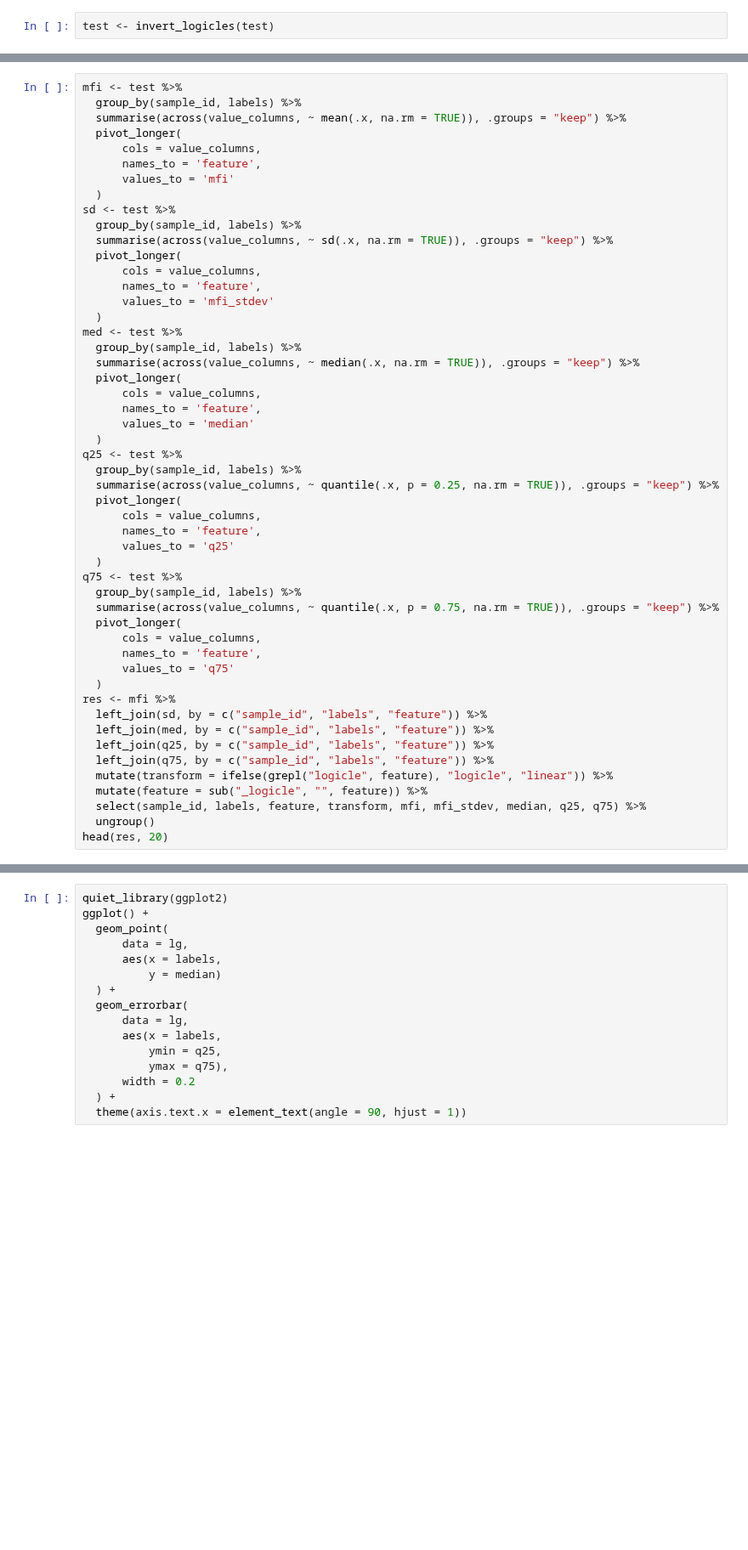
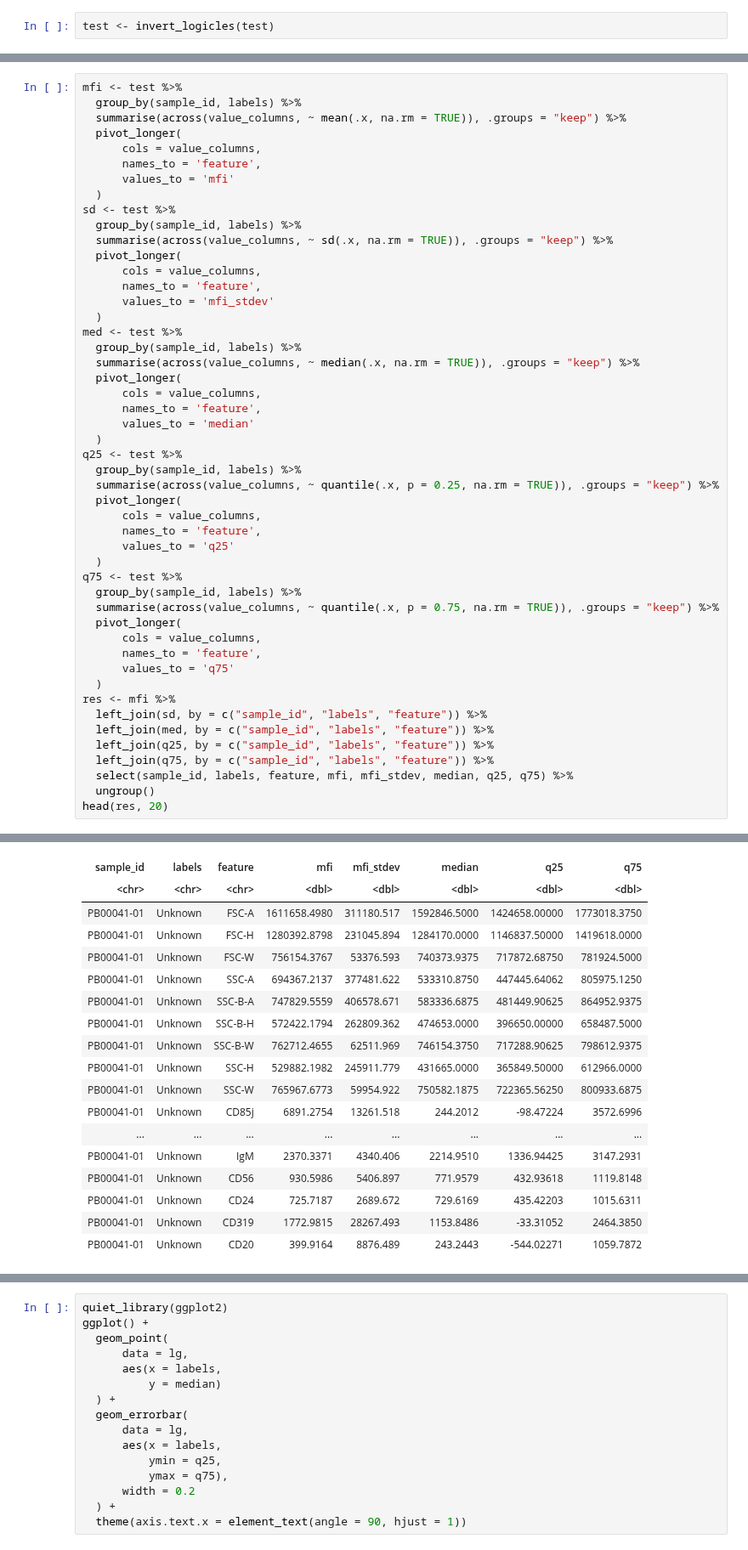
Before and after one commit to aifimmunology/aifi-healthy-pbmc-reference, a Jupyter notebook: 11-Flow_cytometry/02-R_retrieve_flow_labeled_events.ipynb, the cells around one changed output, grey strips where cells are left out. Shown at 85% size. Drawn from its saved outputs; the diff is of its cells as text; blank space fills up the shorter version.

```diff
--- a/11-Flow_cytometry/02-R_retrieve_flow_labeled_events.ipynb
+++ b/11-Flow_cytometry/02-R_retrieve_flow_labeled_events.ipynb
@@ -310,9 +351,7 @@ res <- mfi %>%
   left_join(med, by = c("sample_id", "labels", "feature")) %>%
   left_join(q25, by = c("sample_id", "labels", "feature")) %>%
   left_join(q75, by = c("sample_id", "labels", "feature")) %>%
-  mutate(transform = ifelse(grepl("logicle", feature), "logicle", "linear")) %>%
-  mutate(feature = sub("_logicle", "", feature)) %>%
-  select(sample_id, labels, feature, transform, mfi, mfi_stdev, median, q25, q75) %>%
+  select(sample_id, labels, feature, mfi, mfi_stdev, median, q25, q75) %>%
   ungroup()
 head(res, 20)
 # %% [output]
@@ -323,2 +372,20 @@ Caused by error in `across()`:
+| sample_id | labels | feature | mfi | mfi_stdev | median | q25 | q75 |
+| <chr> | <chr> | <chr> | <dbl> | <dbl> | <dbl> | <dbl> | <dbl> |
+| PB00041-01 | Unknown | FSC-A | 1611658.4980 | 311180.517 | 1592846.5000 | 1424658.00000 | 1773018.3750 |
+| PB00041-01 | Unknown | FSC-H | 1280392.8798 | 231045.894 | 1284170.0000 | 1146837.50000 | 1419618.0000 |
+| PB00041-01 | Unknown | FSC-W | 756154.3767 | 53376.593 | 740373.9375 | 717872.68750 | 781924.5000 |
+| PB00041-01 | Unknown | SSC-A | 694367.2137 | 377481.622 | 533310.8750 | 447445.64062 | 805975.1250 |
+| PB00041-01 | Unknown | SSC-B-A | 747829.5559 | 406578.671 | 583336.6875 | 481449.90625 | 864952.9375 |
+| PB00041-01 | Unknown | SSC-B-H | 572422.1794 | 262809.362 | 474653.0000 | 396650.00000 | 658487.5000 |
+| PB00041-01 | Unknown | SSC-B-W | 762712.4655 | 62511.969 | 746154.3750 | 717288.90625 | 798612.9375 |
+| PB00041-01 | Unknown | SSC-H | 529882.1982 | 245911.779 | 431665.0000 | 365849.50000 | 612966.0000 |
+| PB00041-01 | Unknown | SSC-W | 765967.6773 | 59954.922 | 750582.1875 | 722365.56250 | 800933.6875 |
+| PB00041-01 | Unknown | CD85j | 6891.2754 | 13261.518 | 244.2012 | -98.47224 | 3572.6996 |
+| ... | ... | ... | ... | ... | ... | ... | ... |
+| PB00041-01 | Unknown | IgM | 2370.3371 | 4340.406 | 2214.9510 | 1336.94425 | 3147.2931 |
+| PB00041-01 | Unknown | CD56 | 930.5986 | 5406.897 | 771.9579 | 432.93618 | 1119.8148 |
+| PB00041-01 | Unknown | CD24 | 725.7187 | 2689.672 | 729.6169 | 435.42203 | 1015.6311 |
+| PB00041-01 | Unknown | CD319 | 1772.9815 | 28267.493 | 1153.8486 | -33.31052 | 2464.3850 |
+| PB00041-01 | Unknown | CD20 | 399.9164 | 8876.489 | 243.2443 | -544.02271 | 1059.7872 |
 # %%
 lg <- res %>%
```
Also changed, not shown: parts of 8 cells of this notebook.
